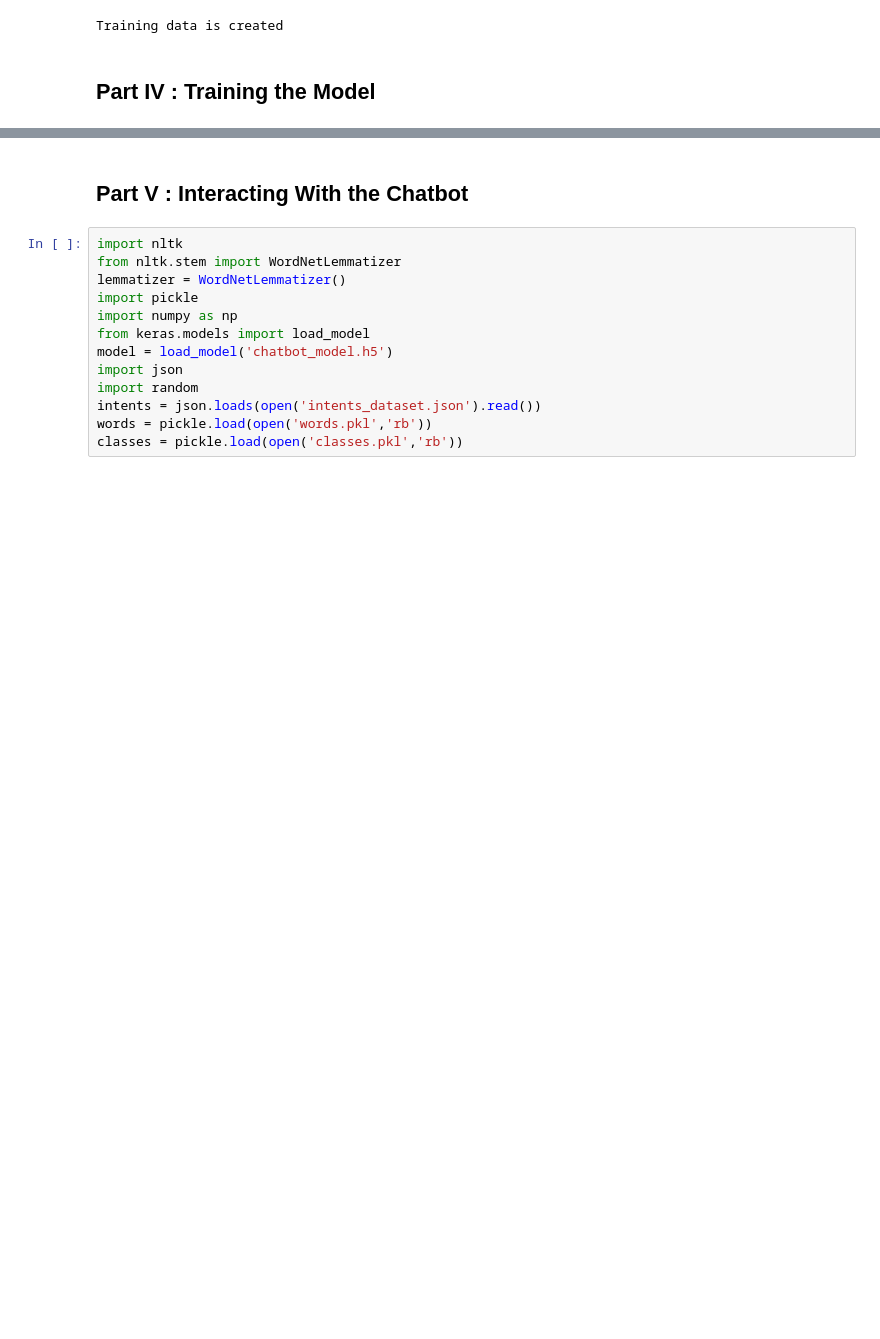
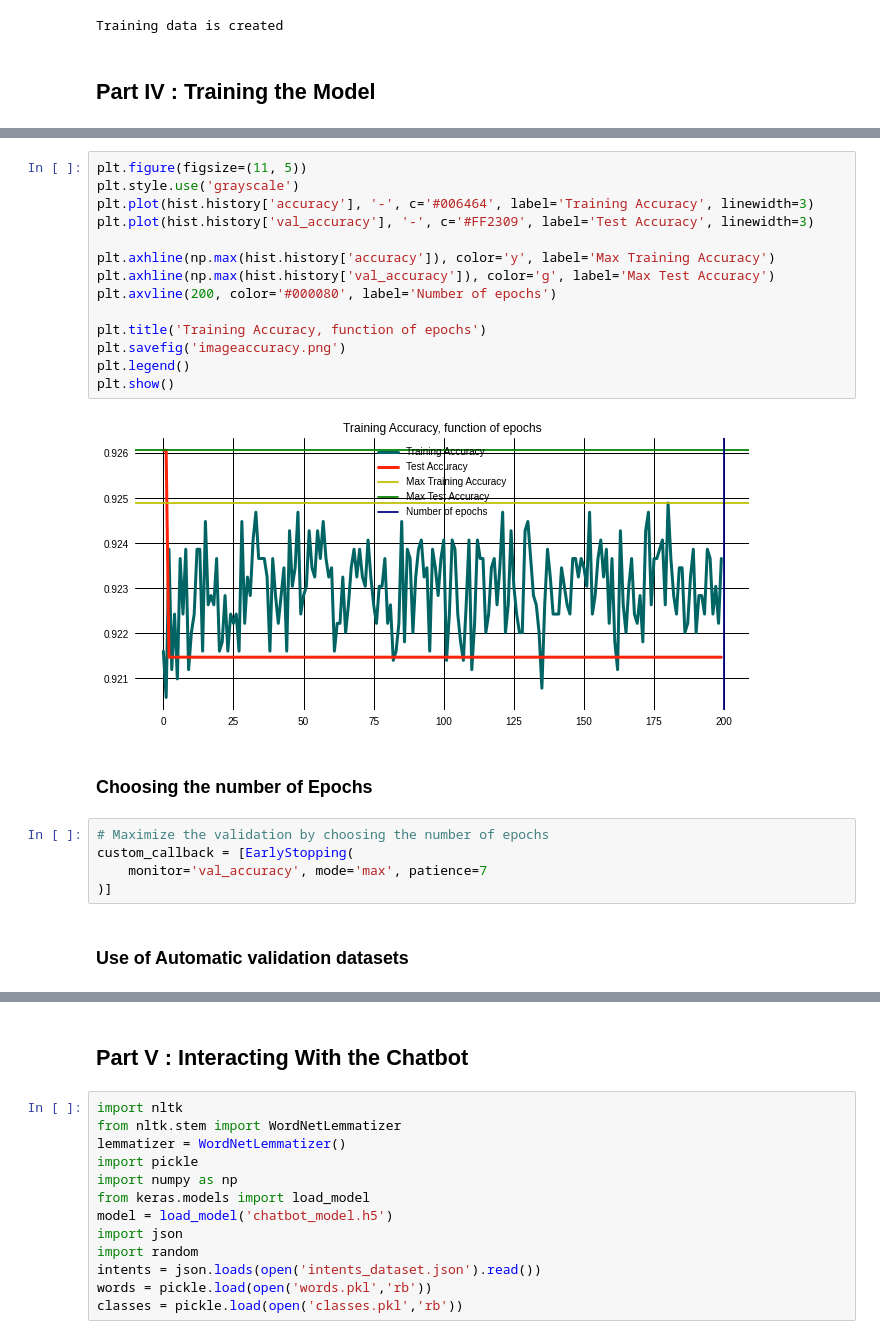
Before and after one commit to alainthierry/NLP-talk-to-me, a Jupyter notebook: NLP-chatbot.ipynb, the cells around one changed output, grey strips where cells are left out. Drawn from its saved outputs; the diff is of its cells as text; blank space fills up the shorter version.

```diff
--- a/NLP-chatbot.ipynb
+++ b/NLP-chatbot.ipynb
@@ -151,0 +274,25 @@ model is created
+# %%
+plt.figure(figsize=(11, 5))
+plt.style.use('grayscale')
+plt.plot(hist.history['accuracy'], '-', c='#006464', label='Training Accuracy', linewidth=3)
+plt.plot(hist.history['val_accuracy'], '-', c='#FF2309', label='Test Accuracy', linewidth=3)
+
+plt.axhline(np.max(hist.history['accuracy']), color='y', label='Max Training Accuracy')
+plt.axhline(np.max(hist.history['val_accuracy']), color='g', label='Max Test Accuracy')
+plt.axvline(200, color='#000080', label='Number of epochs')
+
+plt.title('Training Accuracy, function of epochs')
+plt.savefig('imageaccuracy.png')
+plt.legend()
+plt.show()
+# %% [output]
+[figure, added]
+# %% [markdown]
+### Choosing the number of Epochs
+# %%
+# Maximize the validation by choosing the number of epochs
+custom_callback = [EarlyStopping(
+    monitor='val_accuracy', mode='max', patience=7
+)]
+# %% [markdown]
+### Use of Automatic validation datasets
```
Also changed, not shown: parts of 40 cells of this notebook, 9 other files.
